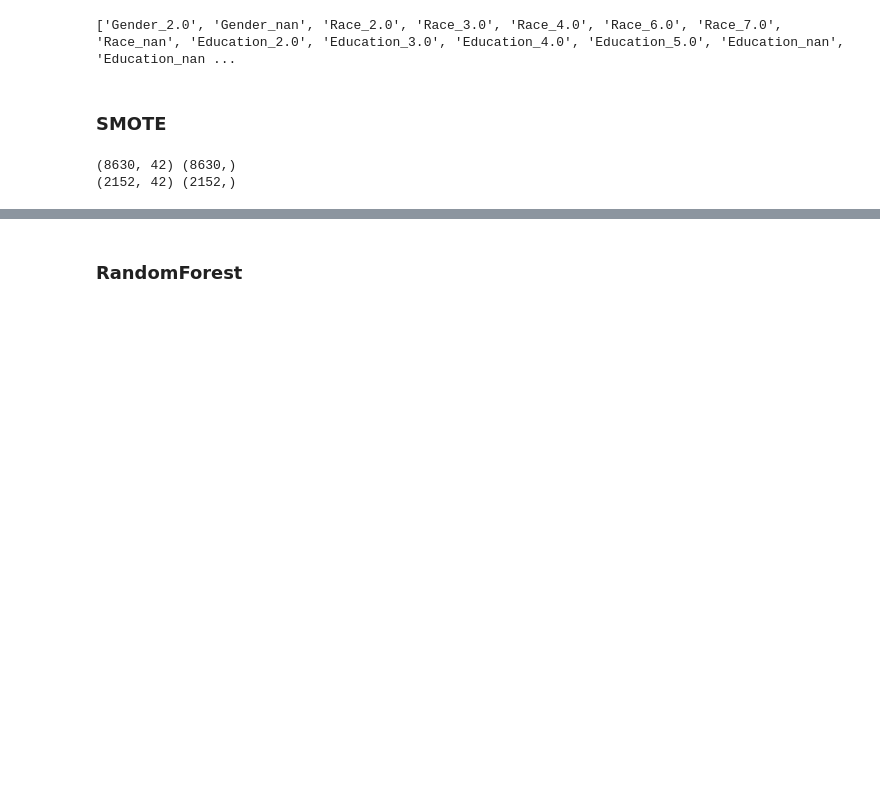
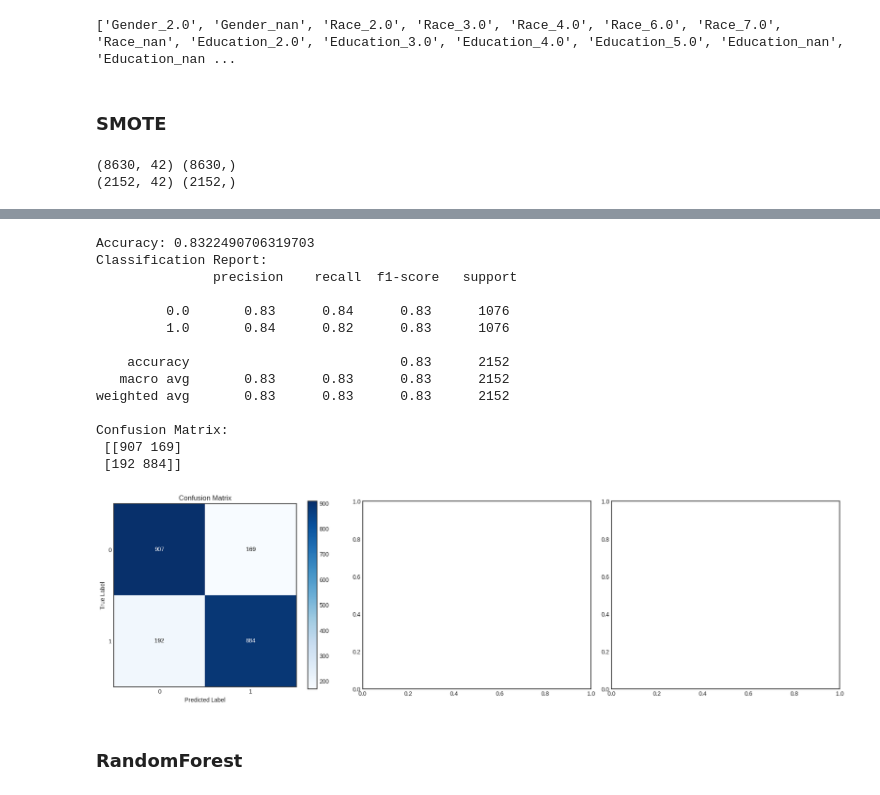
Before and after one commit to DhruvSinghiitmandi/Societal-Challaenges-Datathon, a Jupyter notebook: prediction.ipynb, the cells around one changed output, grey strips where cells are left out. Drawn from its saved outputs; the diff is of its cells as text; code cells hidden in the pictures; blank space fills up the shorter version.

```diff
--- a/prediction.ipynb
+++ b/prediction.ipynb
@@ -433,3 +407,74 @@ Confusion Matrix:
+# %%
+import numpy as np
+from sklearn import metrics
+
+# Predict the labels for the test set
+y_pred = svc_clf.predict(selected_features_test)
+
+# Evaluate the performance
+accuracy = metrics.accuracy_score(y_test_resampled, y_pred)
+classification_report = metrics.classification_report(y_test_resampled, y_pred)
+confusion_matrix = metrics.confusion_matrix(y_test_resampled, y_pred)
+
+print("Accuracy:", accuracy)
+print("Classification Report:\n", classification_report)
+
+print("Confusion Matrix:\n", confusion_matrix)
+# Import necessary modules
+import matplotlib.pyplot as plt
+
+# Compute additional performance metrics
+f1 = metrics.f1_score(y_test_resampled, y_pred)
+precision = metrics.precision_score(y_test_resampled, y_pred)
+
+# Create a figure with three subplots: one for the confusion matrix,
+# one for the F1-score and one for the Precision score.
+fig, axes = plt.subplots(nrows=1, ncols=3, figsize=(18, 5))
+
+# -------------------
+# Plot the Confusion Matrix
+# -------------------
+cm = confusion_matrix  # already computed
+im = axes[0].imshow(cm, interpolation='nearest', cmap=plt.cm.Blues)
+axes[0].set_title("Confusion Matrix")
+plt.colorbar(im, ax=axes[0])
+# Define the class names (assuming binary classification: 0 and 1)
+class_names = ['0', '1']
+tick_marks = np.arange(len(class_names))
+axes[0].set_xticks(tick_marks)
+axes[0].set_xticklabels(class_names)
+axes[0].set_yticks(tick_marks)
+axes[0].set_yticklabels(class_names)
+axes[0].set_xlabel("Predicted Label")
+axes[0].set_ylabel("True Label")
+
+# Annotate each cell with its value
+thresh = cm.max() / 2.
+for i in range(cm.shape[0]):
+    for j in range(cm.shape[1]):
+        axes[0].text(j, i, format(cm[i, j], 'd'),
+                     ha="center", va="center",
+                     color="white" if cm[i, j] > thresh else "black")
+
+# --------
+plt.tight_layout()
+plt.show()
+# %% [output]
+Accuracy: 0.8322490706319703
+Classification Report:
+               precision    recall  f1-score   support
+
+         0.0       0.83      0.84      0.83      1076
+         1.0       0.84      0.82      0.83      1076
+
+    accuracy                           0.83      2152
+   macro avg       0.83      0.83      0.83      2152
+weighted avg       0.83      0.83      0.83      2152
+
+Confusion Matrix:
+ [[907 169]
+ [192 884]]
+[figure, added]
 # %% [markdown]
 ### RandomForest
 # %%
```
Also changed, not shown: parts of 24 cells of this notebook.
